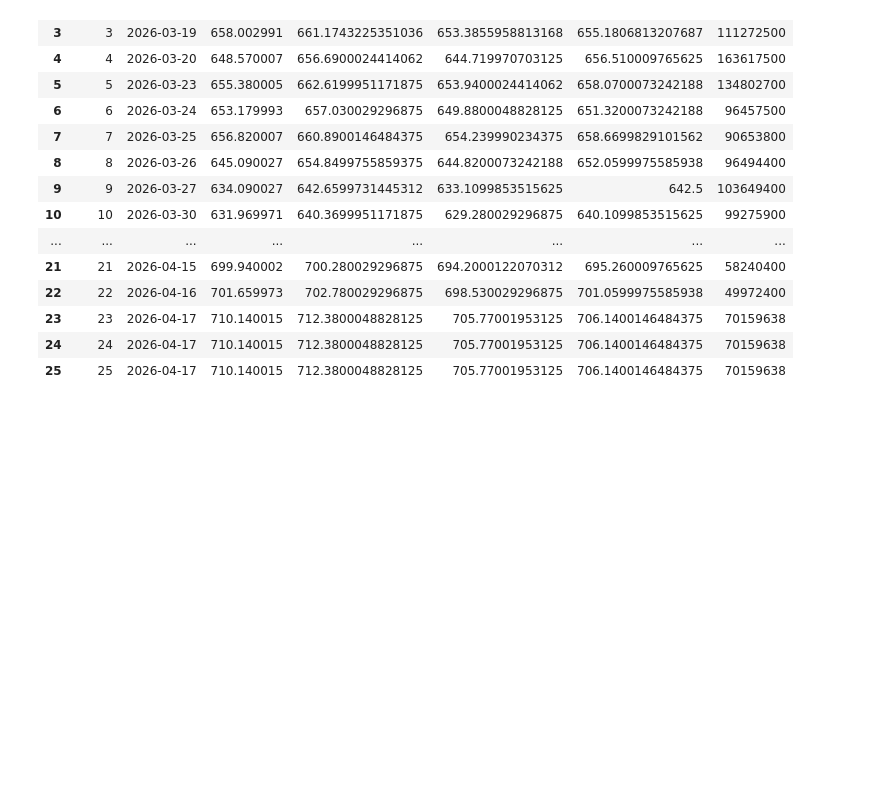
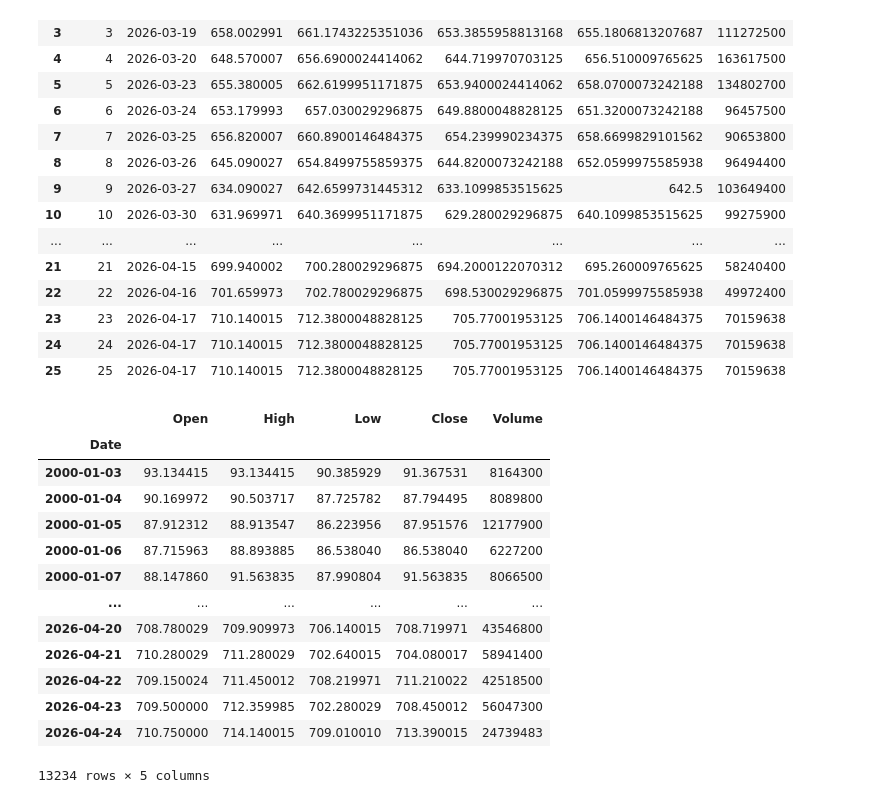
Before and after one commit to sushmita212/Portfolio_Risk_Monitor, a Jupyter notebook: Notebooks/exploration.ipynb, the cells around one changed output. Cells and saved outputs as stored; diff of their text form; code cells hidden in the pictures; blank space fills up the shorter version.

```diff
--- a/Notebooks/exploration.ipynb
+++ b/Notebooks/exploration.ipynb
@@ -394,3 +394,22 @@ df
 | 23 | 23 | 2026-04-17 | 710.140015 | 712.3800048828125 | 705.77001953125 | 706.1400146484375 | 70159638 |
 | 24 | 24 | 2026-04-17 | 710.140015 | 712.3800048828125 | 705.77001953125 | 706.1400146484375 | 70159638 |
 | 25 | 25 | 2026-04-17 | 710.140015 | 712.3800048828125 | 705.77001953125 | 706.1400146484375 | 70159638 |
+# %%
+df = pd.read_csv("../data/raw/SPY.csv", parse_dates=["Date"], index_col="Date")
+# %%
+df
+# %% [output]
+|  | Open | High | Low | Close | Volume |
+| Date |  |  |  |  |  |
+| 2000-01-03 | 93.134415 | 93.134415 | 90.385929 | 91.367531 | 8164300 |
+| 2000-01-04 | 90.169972 | 90.503717 | 87.725782 | 87.794495 | 8089800 |
+| 2000-01-05 | 87.912312 | 88.913547 | 86.223956 | 87.951576 | 12177900 |
+| 2000-01-06 | 87.715963 | 88.893885 | 86.538040 | 86.538040 | 6227200 |
+| 2000-01-07 | 88.147860 | 91.563835 | 87.990804 | 91.563835 | 8066500 |
+| ... | ... | ... | ... | ... | ... |
+| 2026-04-20 | 708.780029 | 709.909973 | 706.140015 | 708.719971 | 43546800 |
+| 2026-04-21 | 710.280029 | 711.280029 | 702.640015 | 704.080017 | 58941400 |
+| 2026-04-22 | 709.150024 | 711.450012 | 708.219971 | 711.210022 | 42518500 |
+| 2026-04-23 | 709.500000 | 712.359985 | 702.280029 | 708.450012 | 56047300 |
+| 2026-04-24 | 710.750000 | 714.140015 | 709.010010 | 713.390015 | 24739483 |
+13234 rows × 5 columns
```
Also changed, not shown: 3 other files.
